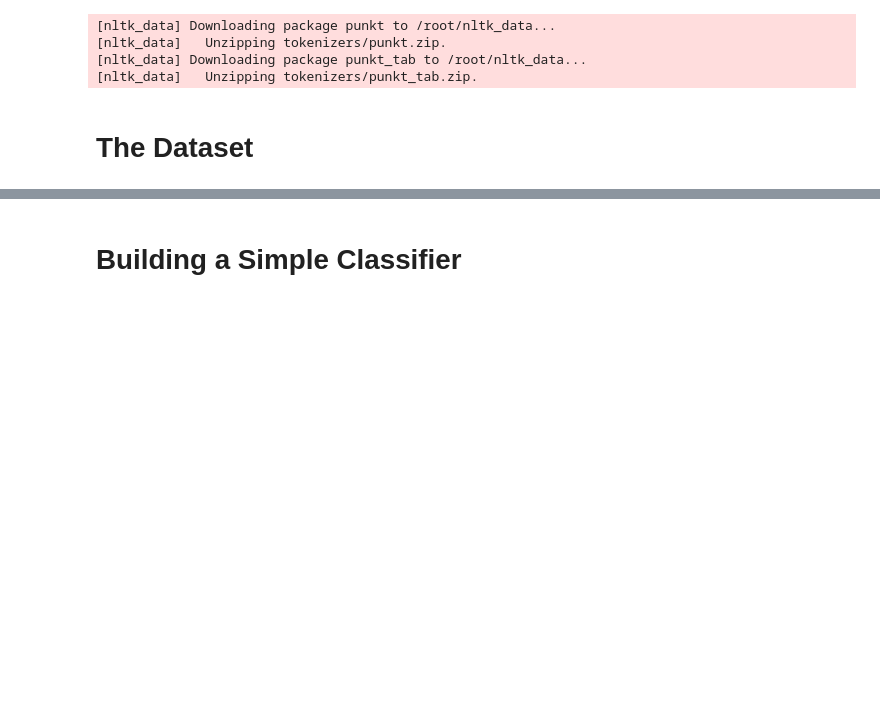
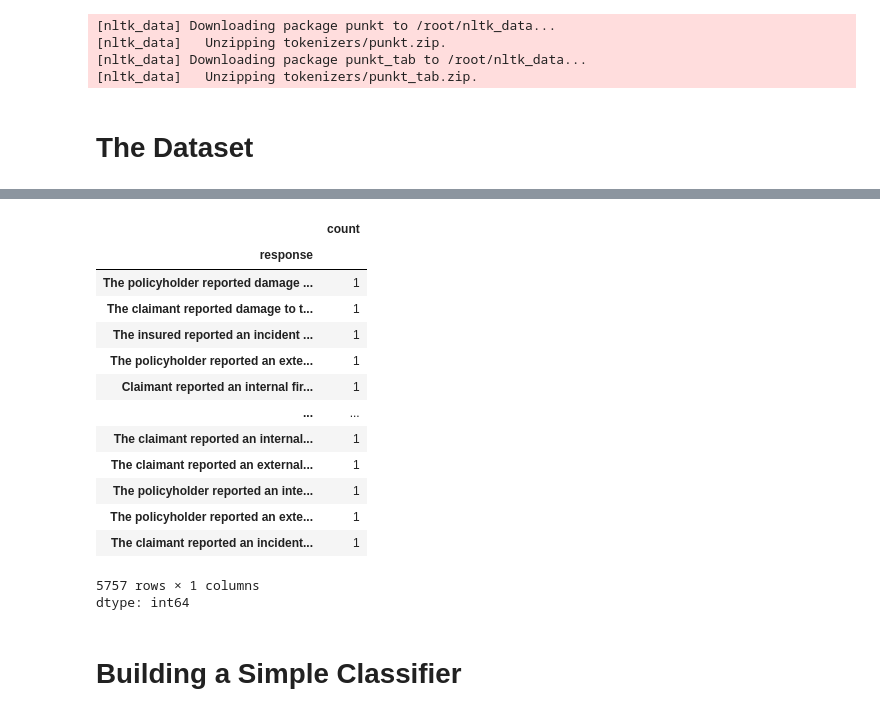
Before and after one commit to bettyzhu912/2025-CAS-RPM-NN-GenAI-Workshop, a Jupyter notebook: CAS_RPM_Workshop_2025.ipynb, the cells around one changed output, grey strips where cells are left out. Drawn from its saved outputs; the diff is of its cells as text; code cells hidden in the pictures; blank space fills up the shorter version.

```diff
--- a/CAS_RPM_Workshop_2025.ipynb
+++ b/CAS_RPM_Workshop_2025.ipynb
@@ -142,0 +70,18 @@ class FeaturizedDataLoader:
+# %%
+df['response'].value_counts()
+# %% [output]
+|  | count |
+| response |  |
+| The policyholder reported damage ... | 1 |
+| The claimant reported damage to t... | 1 |
+| The insured reported an incident ... | 1 |
+| The policyholder reported an exte... | 1 |
+| Claimant reported an internal fir... | 1 |
+| ... | ... |
+| The claimant reported an internal... | 1 |
+| The claimant reported an external... | 1 |
+| The policyholder reported an inte... | 1 |
+| The policyholder reported an exte... | 1 |
+| The claimant reported an incident... | 1 |
+5757 rows × 1 columns
+dtype: int64
```
Also changed, not shown: parts of 26 cells of this notebook.
